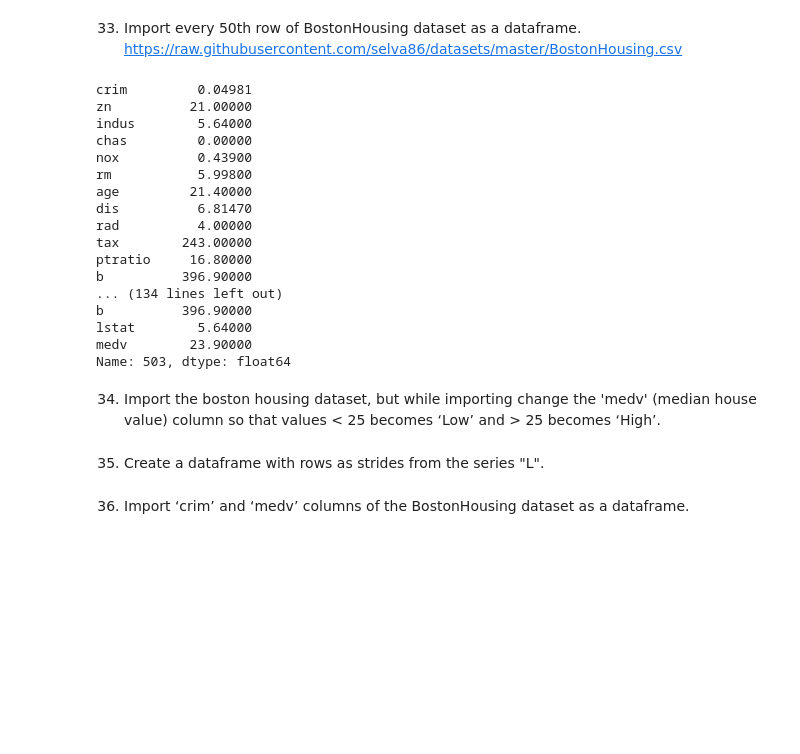
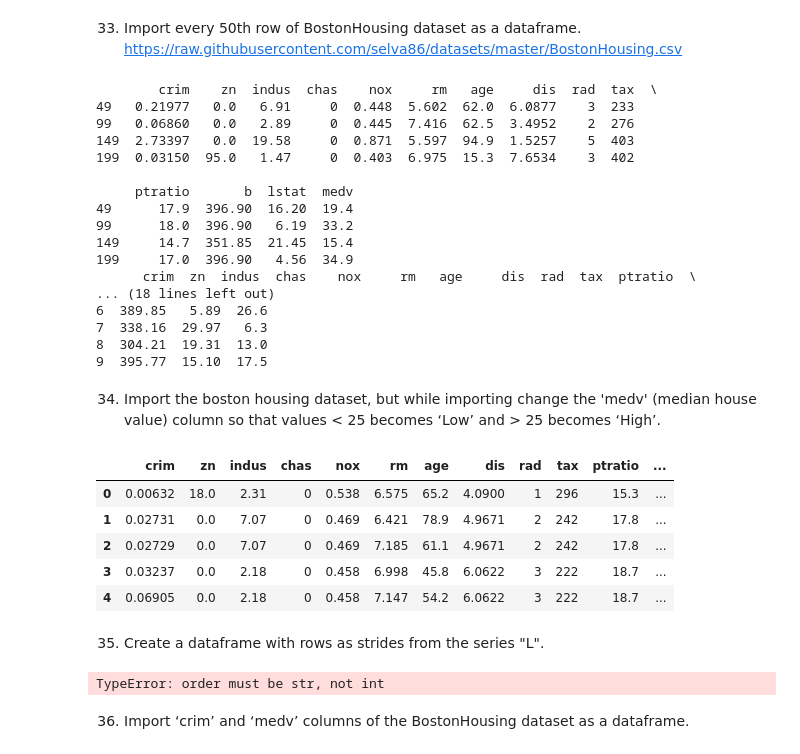
Before and after one commit to Shweta-rg/pandas_demos, a Jupyter notebook: 74 or so Exercises-checkpoint.ipynb, the cells around one changed output. Saved outputs shown, nothing was run; the diff lists cells and outputs as text; code cells hidden in the pictures; blank space fills up the shorter version.

```diff
--- a/74 or so Exercises-checkpoint.ipynb
+++ b/74 or so Exercises-checkpoint.ipynb
@@ -687,40 +687,49 @@ Lag having highest correlation:  5
 33) Import every 50th row of BostonHousing dataset as a dataframe.
     https://raw.githubusercontent.com/selva86/datasets/master/BostonHousing.csv
 # %%
-path = 'https://raw.githubusercontent.com/selva86/datasets/master/BostonHousing.csv'
-df = pd.read_csv(path, chunksize = 50)
-df.get_chunk() # prints all 50 records)
-df.get_chunk(1) # gives first row in chunk
-df.get_chunk(2) # gives firts two rows in first chunk
-
-# for i in df:
-    # print(i) # Gave full records
-
-for i in df:
-    print(i.iloc[0]) # printing first row every chunk
+path="https://raw.githubusercontent.com/selva86/datasets/master/BostonHousing.csv"
+df= pd.read_csv(path)
+df1 = pd.read_csv(path, skiprows=lambda x : x%50 != 0)
+print(df.iloc[[49,99,149,199]])
+print(df1)
 # %% [output]
-crim         0.04981
-zn          21.00000
-indus        5.64000
-chas         0.00000
-nox          0.43900
-rm           5.99800
-age         21.40000
-dis          6.81470
-rad          4.00000
-tax        243.00000
-ptratio     16.80000
-b          396.90000
-... (134 lines left out)
-b          396.90000
-lstat        5.64000
-medv        23.90000
-Name: 503, dtype: float64
+        crim    zn  indus  chas    nox     rm   age     dis  rad  tax  \
+49   0.21977   0.0   6.91     0  0.448  5.602  62.0  6.0877    3  233
+99   0.06860   0.0   2.89     0  0.445  7.416  62.5  3.4952    2  276
+149  2.73397   0.0  19.58     0  0.871  5.597  94.9  1.5257    5  403
+199  0.03150  95.0   1.47     0  0.403  6.975  15.3  7.6534    3  402
+
+     ptratio       b  lstat  medv
+49      17.9  396.90  16.20  19.4
+99      18.0  396.90   6.19  33.2
+149     14.7  351.85  21.45  15.4
+199     17.0  396.90   4.56  34.9
+      crim  zn  indus  chas    nox     rm   age     dis  rad  tax  ptratio  \
+... (18 lines left out)
+6  389.85   5.89  26.6
+7  338.16  29.97   6.3
+8  304.21  19.31  13.0
+9  395.77  15.10  17.5
 # %% [markdown]
 34) Import the boston housing dataset, but while importing change the 'medv' (median house value) column so that values < 25 becomes ‘Low’ and > 25 becomes ‘High’.
+# %%
+df["new_medv"] = df["medv"].where((df["medv"] > 0 and  df["medv"] <= 25), "Low")
+# df["new_medv"] = df["medv"].where(df["medv"] < 25, "High")
+df.head()
+#where will work only if condition is false
+# %% [output]
+|  | crim | zn | indus | chas | nox | rm | age | dis | rad | tax | ptratio | ... |
+| 0 | 0.00632 | 18.0 | 2.31 | 0 | 0.538 | 6.575 | 65.2 | 4.0900 | 1 | 296 | 15.3 | ... |
+| 1 | 0.02731 | 0.0 | 7.07 | 0 | 0.469 | 6.421 | 78.9 | 4.9671 | 2 | 242 | 17.8 | ... |
+| 2 | 0.02729 | 0.0 | 7.07 | 0 | 0.469 | 7.185 | 61.1 | 4.9671 | 2 | 242 | 17.8 | ... |
+| 3 | 0.03237 | 0.0 | 2.18 | 0 | 0.458 | 6.998 | 45.8 | 6.0622 | 3 | 222 | 18.7 | ... |
+| 4 | 0.06905 | 0.0 | 2.18 | 0 | 0.458 | 7.147 | 54.2 | 6.0622 | 3 | 222 | 18.7 | ... |
 # %% [markdown]
 35) Create a dataframe with rows as strides from the series "L".
 # %%
 L = pd.Series(range(15))
+array=np.reshape(L,4,6)
+# %% [output]
+TypeError: order must be str, not int
 # %% [markdown]
 36) Import ‘crim’ and ‘medv’ columns of the BostonHousing dataset as a dataframe.
```
Also changed, not shown: parts of 2 cells of this notebook.
